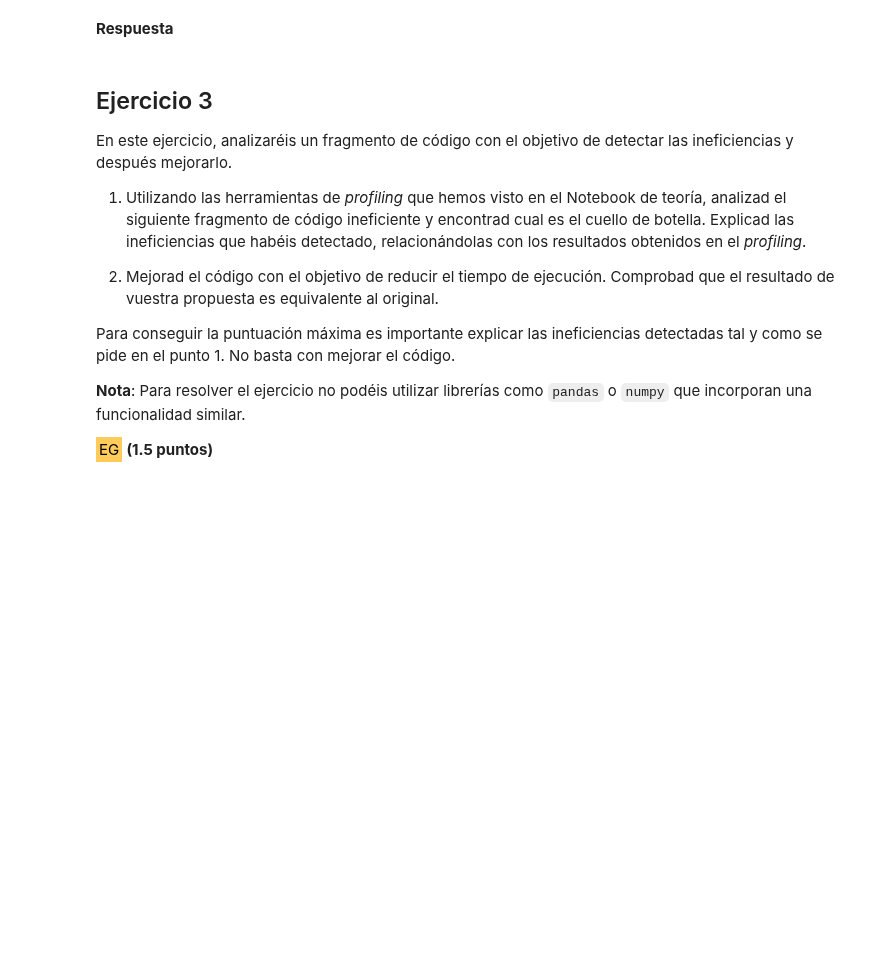
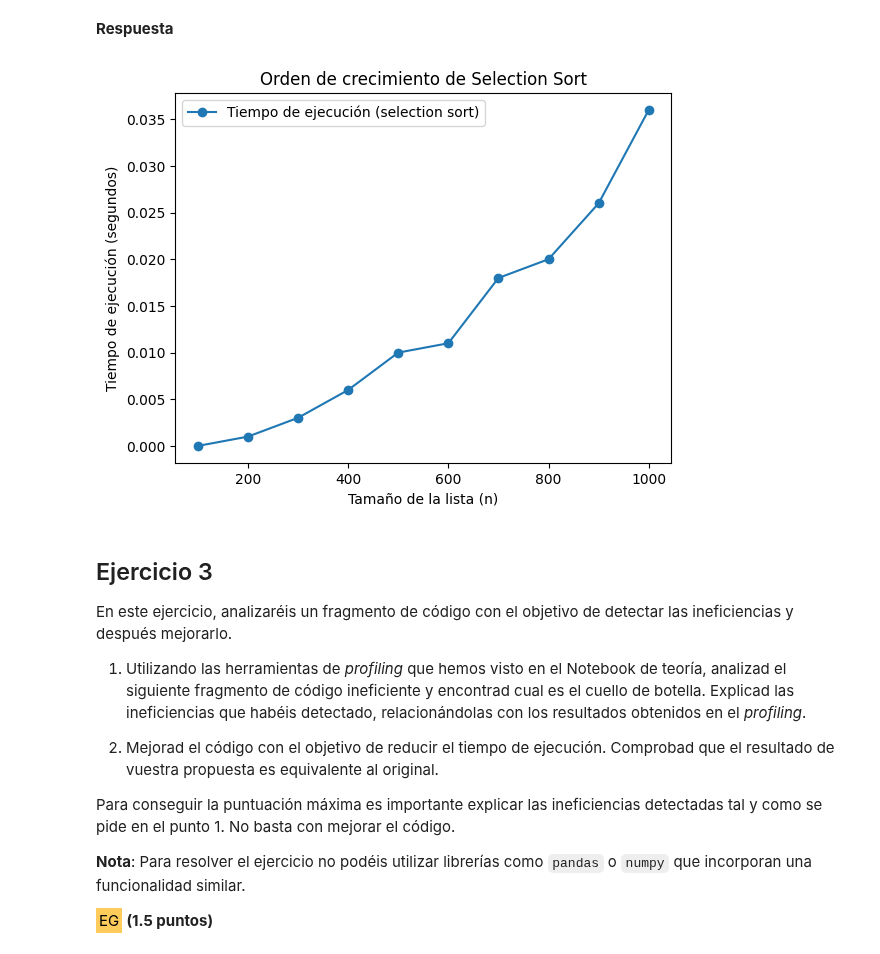
Before and after one commit to aloarte/pcd_solutions, a Jupyter notebook: PEC3/ES-PEC3-enun.ipynb, the cells around one changed output. Cells and saved outputs as stored; diff of their text form; code cells hidden in the pictures; blank space fills up the shorter version.

```diff
--- a/PEC3/ES-PEC3-enun.ipynb
+++ b/PEC3/ES-PEC3-enun.ipynb
@@ -174,6 +174,47 @@ def sort_selection(list_1):
     return list_1
 # %% [markdown]
 **Respuesta**
+# %%
+# El peor caso para este algoritmo sería que la lista esté ordenada justo en el orden inverso. Puesto que el bucle exterior itera N veces (una por cada elemento)
+# y el interior va haciendo en cada un de las N externas M-1, M-2 hasta 1 comparaciones, la complejidad de este algorítmo sería de N*N:  $\Theta{(n^2)} $
+
+# Podemos calcular el peor caso como (n-1)+(n-2)+...+1
+
+# Importo las librerías necesarias
+import time
+import matplotlib.pyplot as plt
+import numpy as np
+
+# Para representar gráficamente el orden de crecimiento he creado unos ejemplos. Voy a generar listas de números aleatorios del 0 al 1000 (de manera arbitraria)
+# y de tamaños diferentes, incrementando el tamaño de las listas a ordenar.
+sizes = [100,200,300,400,500,600,700,800,900,1000]
+times = []
+times_upper = []
+times_lower = []
+
+for size in sizes:
+    test_list = np.random.randint(1, 1000, size).tolist()
+    test_list_lower = list(range(1000)) #del 0 al 1000
+    test_list_upper = list(range(1000, -1, -1)) # del 1000 al 0
+    # Tomo el tiempo inicial
+    start_time = time.time()
+    sort_selection(test_list)
+    # Y el tiempo final de cada ejecución sobre cada una de las 10 listas aleatorias.
+    end_time = time.time()
+    times.append(end_time - start_time)
+
+# Hago el gráfico de los resultados de los tiempos medidos
+plt.plot(sizes, times, label='Tiempo de ejecución (selection sort)', marker='o')
+
+# Los límites superior e inferior podrían ser el eje X y el Y ya que nunca se va a dar que tenga
+# un tiempo negativo o un numero negativo de elementos
+plt.xlabel('Tamaño de la lista (n)')
+plt.ylabel('Tiempo de ejecución (segundos)')
+plt.title('Orden de crecimiento de Selection Sort')
+plt.legend()
+plt.show()
+# %% [output]
+[figure, added]
 # %% [markdown]
 ## Ejercicio 3
 
```
Also changed, not shown: parts of 1 cell of this notebook, 1 other file.
